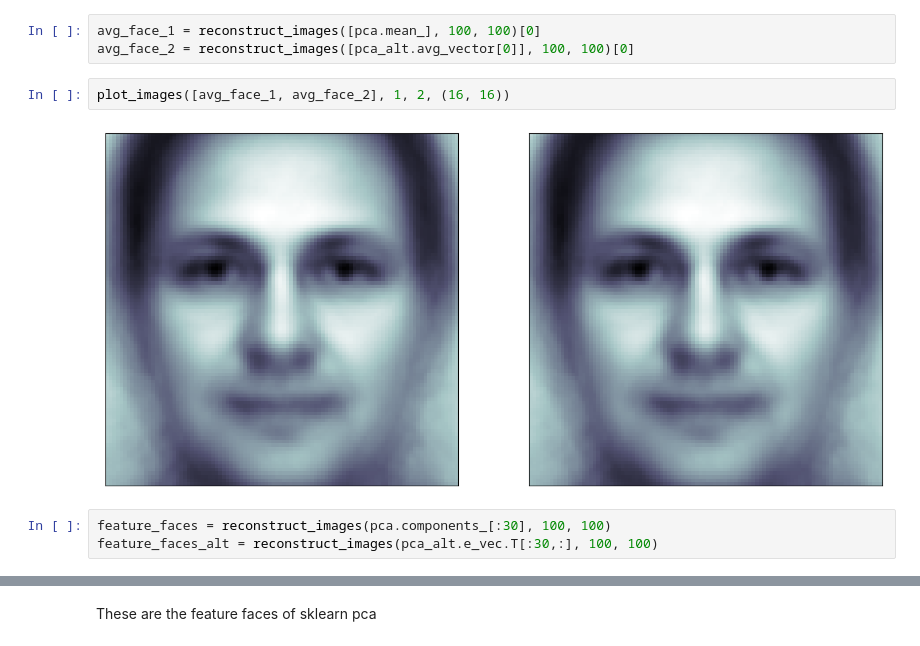
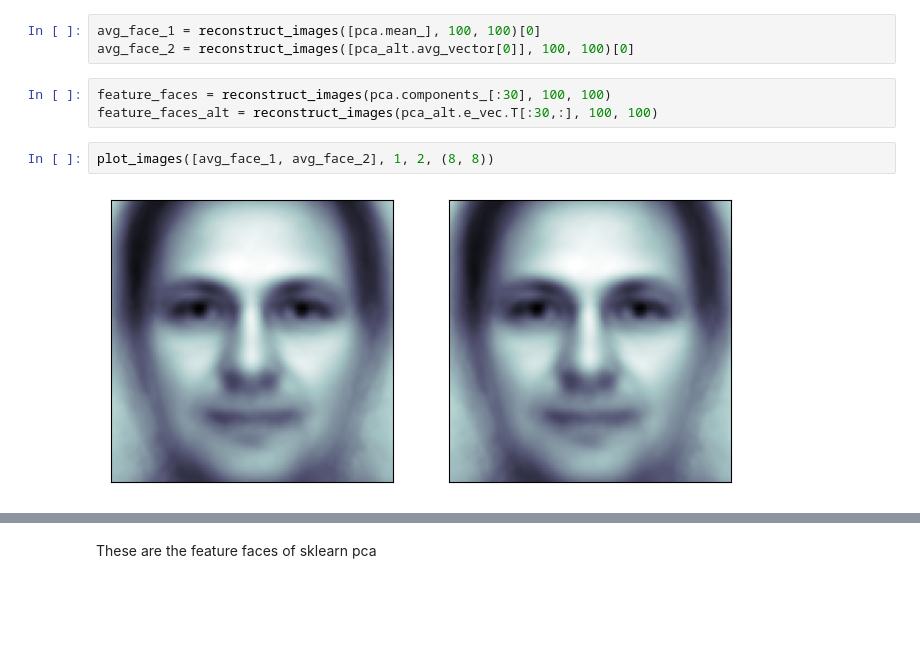
Before and after one commit to TheKompot/Eigenfaces, a Jupyter notebook: sol.ipynb, the cells around one changed output, grey strips where cells are left out. Saved outputs shown, nothing was run; the diff lists cells and outputs as text; blank space fills up the shorter version.

```diff
--- a/sol.ipynb
+++ b/sol.ipynb
@@ -55,10 +55,10 @@ These are the average faces calculated from both algorithms (sklearn pca is firs
 # %%
 avg_face_1 = reconstruct_images([pca.mean_], 100, 100)[0]
 avg_face_2 = reconstruct_images([pca_alt.avg_vector[0]], 100, 100)[0]
-# %%
-plot_images([avg_face_1, avg_face_2], 1, 2, (16, 16))
-# %% [output]
-[figure, old version]
 # %%
 feature_faces = reconstruct_images(pca.components_[:30], 100, 100)
 feature_faces_alt = reconstruct_images(pca_alt.e_vec.T[:30,:], 100, 100)
+# %%
+plot_images([avg_face_1, avg_face_2], 1, 2, (8, 8))
+# %% [output]
+[figure, new version]
```
Also changed, not shown: parts of 28 cells of this notebook, 3 other files.
